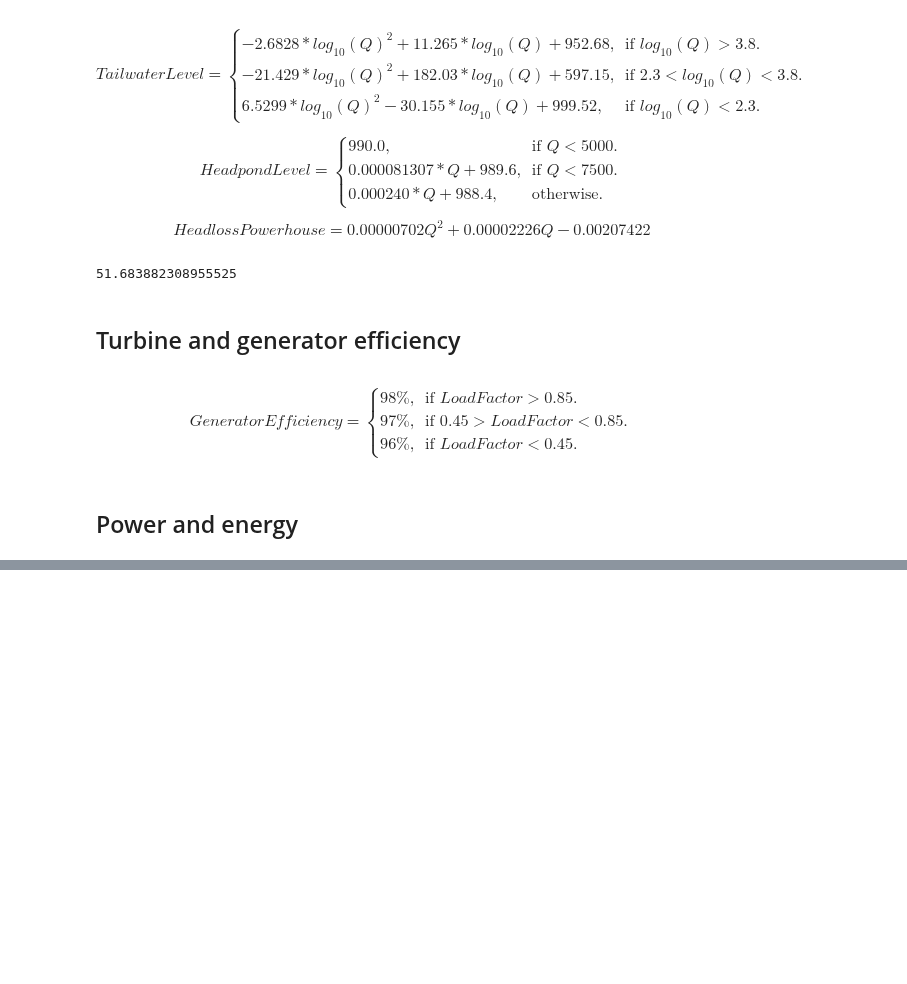
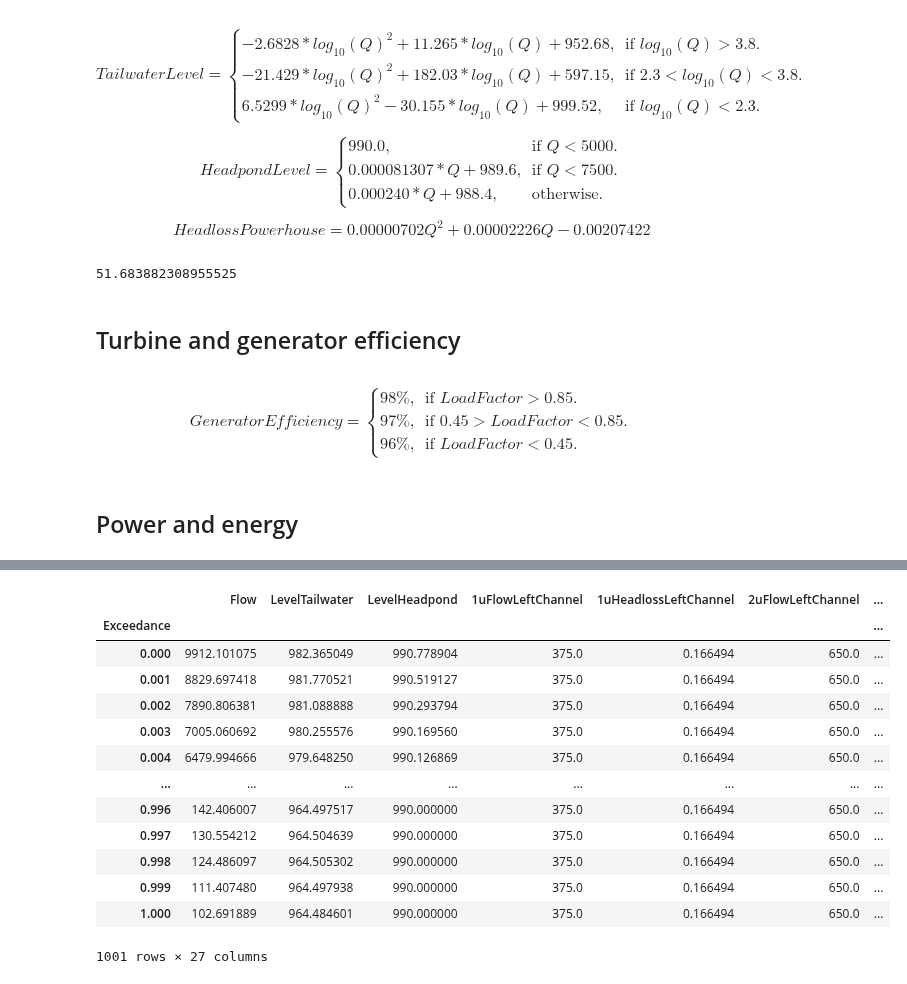
Before and after one commit to AndyFlem/ngonye-notepad, a Jupyter notebook: e_power_energy.ipynb, the cells around one changed output, grey strips where cells are left out. Saved outputs shown, nothing was run; the diff lists cells and outputs as text; code cells hidden in the pictures; blank space fills up the shorter version.

```diff
--- a/e_power_energy.ipynb
+++ b/e_power_energy.ipynb
@@ -477,0 +509,3 @@ if dryrun==False:
+# %%
+fdc=pd.read_csv(output_data + "ngonye_flow_fdc.csv").set_index('Exceedance')
+fdc
@@ -477,0 +527,59 @@ if dryrun==False:
+# %%
+fdc['LevelTailwater']=fdc['Flow'].apply(tailwaterLevel)
+fdc['LevelHeadpond']=fdc['Flow'].apply(headpondLevel)
+
+fdc['1uFlowLeftChannel']=max_flow_unit+100
+fdc['1uHeadlossLeftChannel']=fdc['1uFlowLeftChannel'].apply(fHeadlossLeftChannel)
+fdc['2uFlowLeftChannel']=(max_flow_unit*2)+100
+fdc['2uHeadlossLeftChannel']=fdc['2uFlowLeftChannel'].apply(fHeadlossLeftChannel)
+fdc['3uFlowLeftChannel']=(max_flow_unit*3)+100
+fdc['3uHeadlossLeftChannel']=fdc['3uFlowLeftChannel'].apply(fHeadlossLeftChannel)
+fdc['4uFlowLeftChannel']=(max_flow_unit*4)+100
+fdc['4uHeadlossLeftChannel']=fdc['4uFlowLeftChannel'].apply(fHeadlossLeftChannel)
+
+u1headlossCanal=fHeadlossCanal(max_flow_unit)
+u2headlossCanal=fHeadlossCanal(max_flow_unit*2)
+u3headlossCanal=fHeadlossCanal(max_flow_unit*3)
+u4headlossCanal=fHeadlossCanal(max_flow_unit*4)
+
+fdc['1uLevelForebay']=fdc['LevelHeadpond']-fdc['1uHeadlossLeftChannel']-u1headlossCanal
+fdc['2uLevelForebay']=fdc['LevelHeadpond']-fdc['2uHeadlossLeftChannel']-u2headlossCanal
+fdc['3uLevelForebay']=fdc['LevelHeadpond']-fdc['3uHeadlossLeftChannel']-u3headlossCanal
+fdc['4uLevelForebay']=fdc['LevelHeadpond']-fdc['4uHeadlossLeftChannel']-u4headlossCanal
+
+headlossTurbine=turbineHeadloss(max_flow_unit)
+
+fdc['1uHead']=fdc['1uLevelForebay']-fdc['LevelTailwater']-headlossTurbine
+fdc['2uHead']=fdc['2uLevelForebay']-fdc['LevelTailwater']-headlossTurbine
+fdc['3uHead']=fdc['3uLevelForebay']-fdc['LevelTailwater']-headlossTurbine
+fdc['4uHead']=fdc['4uLevelForebay']-fdc['LevelTailwater']-headlossTurbine
+
+loadFactor=max_flow_unit/rated_flow_unit
+fdc['1uEffTurbine']=fdc.apply(lambda x: turbineEfficiency2(loadFactor,x['1uHead']),axis=1)
+fdc['2uEffTurbine']=fdc.apply(lambda x: turbineEfficiency2(loadFactor,x['2uHead']),axis=1)
+fdc['3uEffTurbine']=fdc.apply(lambda x: turbineEfficiency2(loadFactor,x['3uHead']),axis=1)
+fdc['4uEffTurbine']=fdc.apply(lambda x: turbineEfficiency2(loadFactor,x['4uHead']),axis=1)
+
+effGen=generatorEff(loadFactor)
+
+fdc['1uPowerPotential']=1*max_flow_unit*fdc['1uHead']*fdc['1uEffTurbine']*effGen*9.81/1000
+fdc['2uPowerPotential']=2*max_flow_unit*fdc['2uHead']*fdc['2uEffTurbine']*effGen*9.81/1000
+fdc['3uPowerPotential']=3*max_flow_unit*fdc['3uHead']*fdc['3uEffTurbine']*effGen*9.81/1000
+fdc['4uPowerPotential']=4*max_flow_unit*fdc['4uHead']*fdc['4uEffTurbine']*effGen*9.81/1000
+
+fdc
+# %% [output]
+|  | Flow | LevelTailwater | LevelHeadpond | 1uFlowLeftChannel | 1uHeadlossLeftChannel | 2uFlowLeftChannel | ... |
+| Exceedance |  |  |  |  |  |  | ... |
+| 0.000 | 9912.101075 | 982.365049 | 990.778904 | 375.0 | 0.166494 | 650.0 | ... |
+| 0.001 | 8829.697418 | 981.770521 | 990.519127 | 375.0 | 0.166494 | 650.0 | ... |
+| 0.002 | 7890.806381 | 981.088888 | 990.293794 | 375.0 | 0.166494 | 650.0 | ... |
+| 0.003 | 7005.060692 | 980.255576 | 990.169560 | 375.0 | 0.166494 | 650.0 | ... |
+| 0.004 | 6479.994666 | 979.648250 | 990.126869 | 375.0 | 0.166494 | 650.0 | ... |
+| ... | ... | ... | ... | ... | ... | ... | ... |
+| 0.996 | 142.406007 | 964.497517 | 990.000000 | 375.0 | 0.166494 | 650.0 | ... |
+| 0.997 | 130.554212 | 964.504639 | 990.000000 | 375.0 | 0.166494 | 650.0 | ... |
+| 0.998 | 124.486097 | 964.505302 | 990.000000 | 375.0 | 0.166494 | 650.0 | ... |
+| 0.999 | 111.407480 | 964.497938 | 990.000000 | 375.0 | 0.166494 | 650.0 | ... |
+| 1.000 | 102.691889 | 964.484601 | 990.000000 | 375.0 | 0.166494 | 650.0 | ... |
+1001 rows × 27 columns
```
Also changed, not shown: parts of 6 cells of this notebook, 16 other files.
